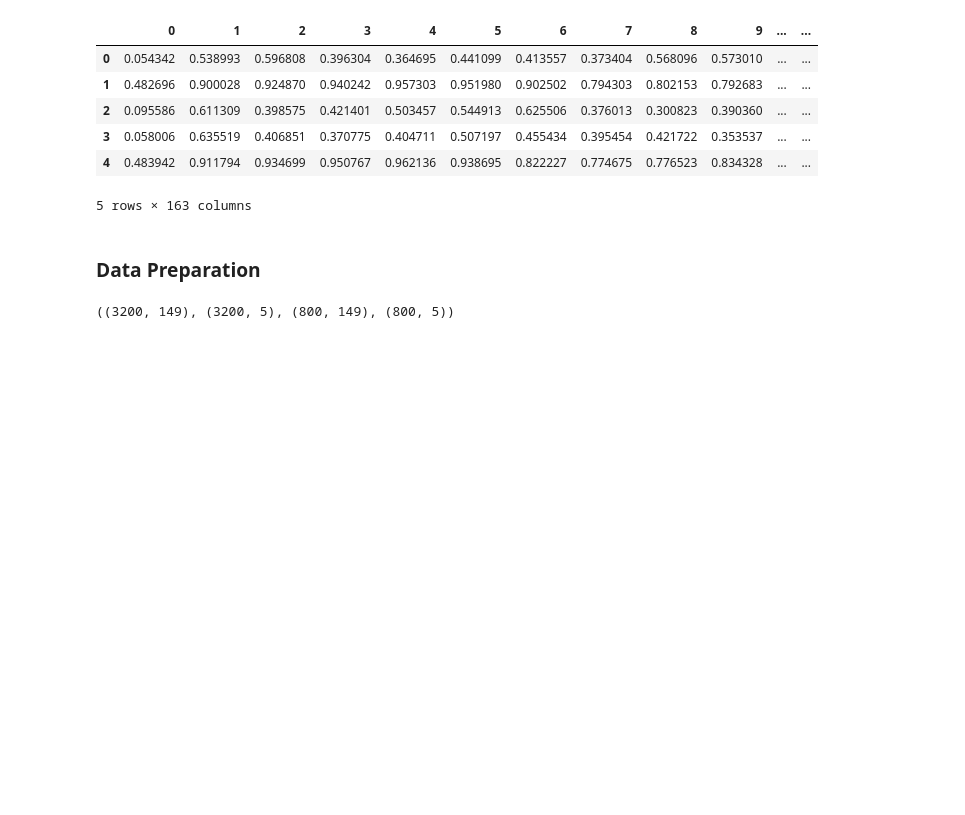
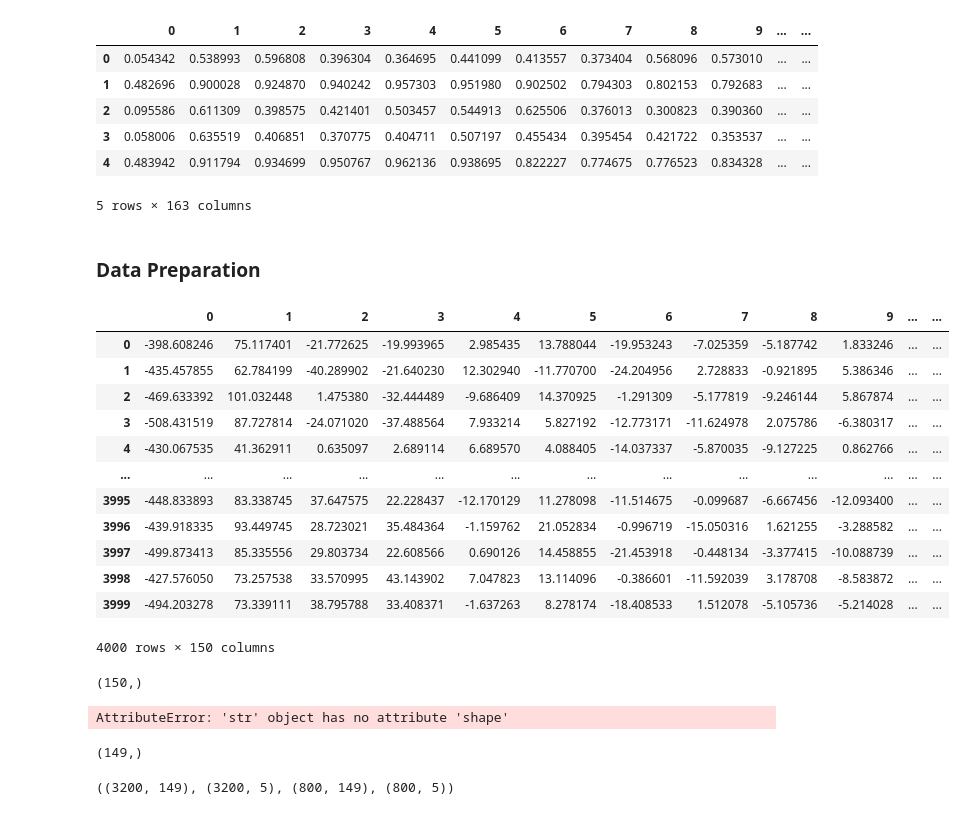
Before and after one commit to M136DSX2331/MooD, a Jupyter notebook: ML/Mood_Detector.ipynb, the cells around one changed output. Cells and saved outputs as stored; diff of their text form; code cells hidden in the pictures; blank space fills up the shorter version.

```diff
--- a/ML/Mood_Detector.ipynb
+++ b/ML/Mood_Detector.ipynb
@@ -402,12 +413,40 @@ new_df.head()
 ### Data Preparation
 # %%
 new_df = pd.read_csv('../../Capstone_test/dataframe.csv')
+# %%
+new_df
+# %% [output]
+|  | 0 | 1 | 2 | 3 | 4 | 5 | 6 | 7 | 8 | 9 | ... | ... |
+| 0 | -398.608246 | 75.117401 | -21.772625 | -19.993965 | 2.985435 | 13.788044 | -19.953243 | -7.025359 | -5.187742 | 1.833246 | ... | ... |
+| 1 | -435.457855 | 62.784199 | -40.289902 | -21.640230 | 12.302940 | -11.770700 | -24.204956 | 2.728833 | -0.921895 | 5.386346 | ... | ... |
+| 2 | -469.633392 | 101.032448 | 1.475380 | -32.444489 | -9.686409 | 14.370925 | -1.291309 | -5.177819 | -9.246144 | 5.867874 | ... | ... |
+| 3 | -508.431519 | 87.727814 | -24.071020 | -37.488564 | 7.933214 | 5.827192 | -12.773171 | -11.624978 | 2.075786 | -6.380317 | ... | ... |
+| 4 | -430.067535 | 41.362911 | 0.635097 | 2.689114 | 6.689570 | 4.088405 | -14.037337 | -5.870035 | -9.127225 | 0.862766 | ... | ... |
+| ... | ... | ... | ... | ... | ... | ... | ... | ... | ... | ... | ... | ... |
+| 3995 | -448.833893 | 83.338745 | 37.647575 | 22.228437 | -12.170129 | 11.278098 | -11.514675 | -0.099687 | -6.667456 | -12.093400 | ... | ... |
+| 3996 | -439.918335 | 93.449745 | 28.723021 | 35.484364 | -1.159762 | 21.052834 | -0.996719 | -15.050316 | 1.621255 | -3.288582 | ... | ... |
+| 3997 | -499.873413 | 85.335556 | 29.803734 | 22.608566 | 0.690126 | 14.458855 | -21.453918 | -0.448134 | -3.377415 | -10.088739 | ... | ... |
+| 3998 | -427.576050 | 73.257538 | 33.570995 | 43.143902 | 7.047823 | 13.114096 | -0.386601 | -11.592039 | 3.178708 | -8.583872 | ... | ... |
+| 3999 | -494.203278 | 73.339111 | 38.795788 | 33.408371 | -1.637263 | 8.278174 | -18.408533 | 1.512078 | -5.105736 | -5.214028 | ... | ... |
+4000 rows × 150 columns
 # %%
 X = new_df.iloc[:, :-1].values
 Y = new_df['Emotions'].values
+# %%
+X[2].shape
+# %% [output]
+(150,)
+# %%
+Y[1].shape
+# %% [output]
+AttributeError: 'str' object has no attribute 'shape'
 # %%
 encoder = OneHotEncoder()
 Y = encoder.fit_transform(np.array(Y).reshape(-1,1)).toarray()
+# %%
+X[1].shape
+# %% [output]
+(149,)
 # %%
 #mensplit data
 x_train, x_test, y_train, y_test = train_test_split(X, Y, test_size=0.20, shuffle=True)
```
Also changed, not shown: parts of 15 cells of this notebook, 2 other files.
